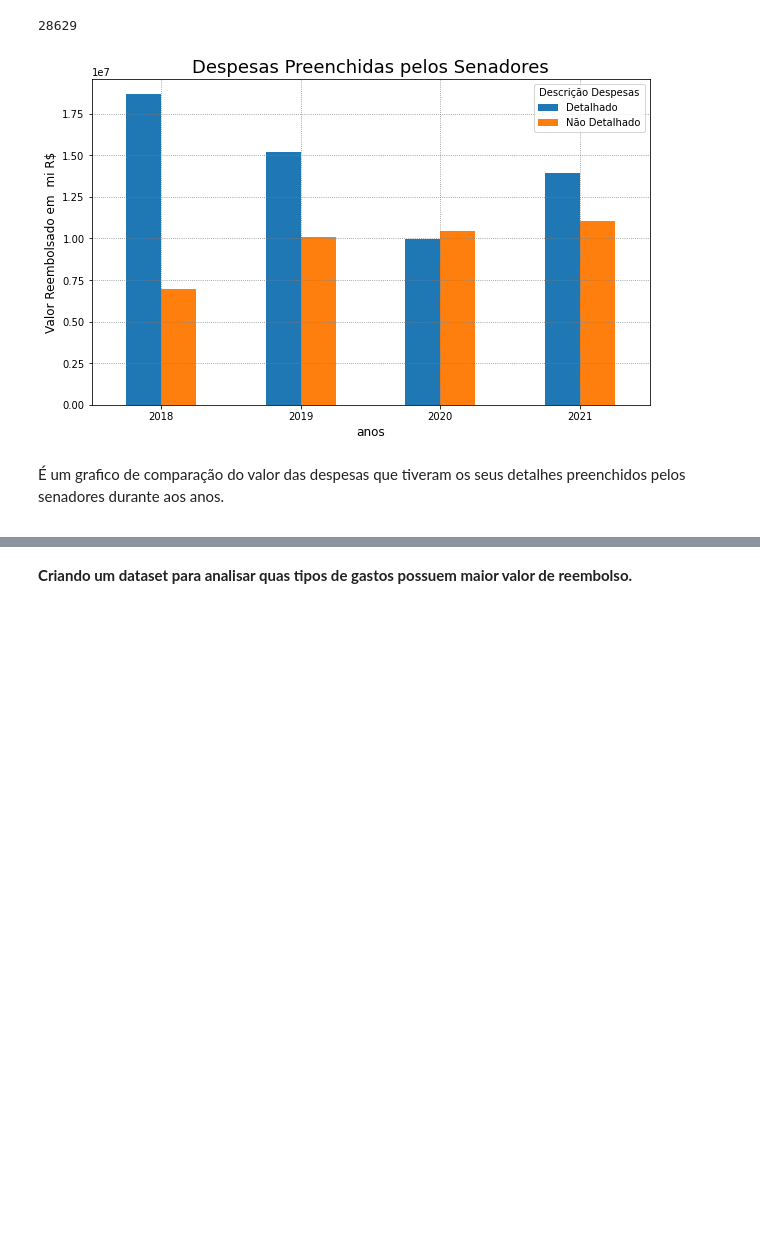
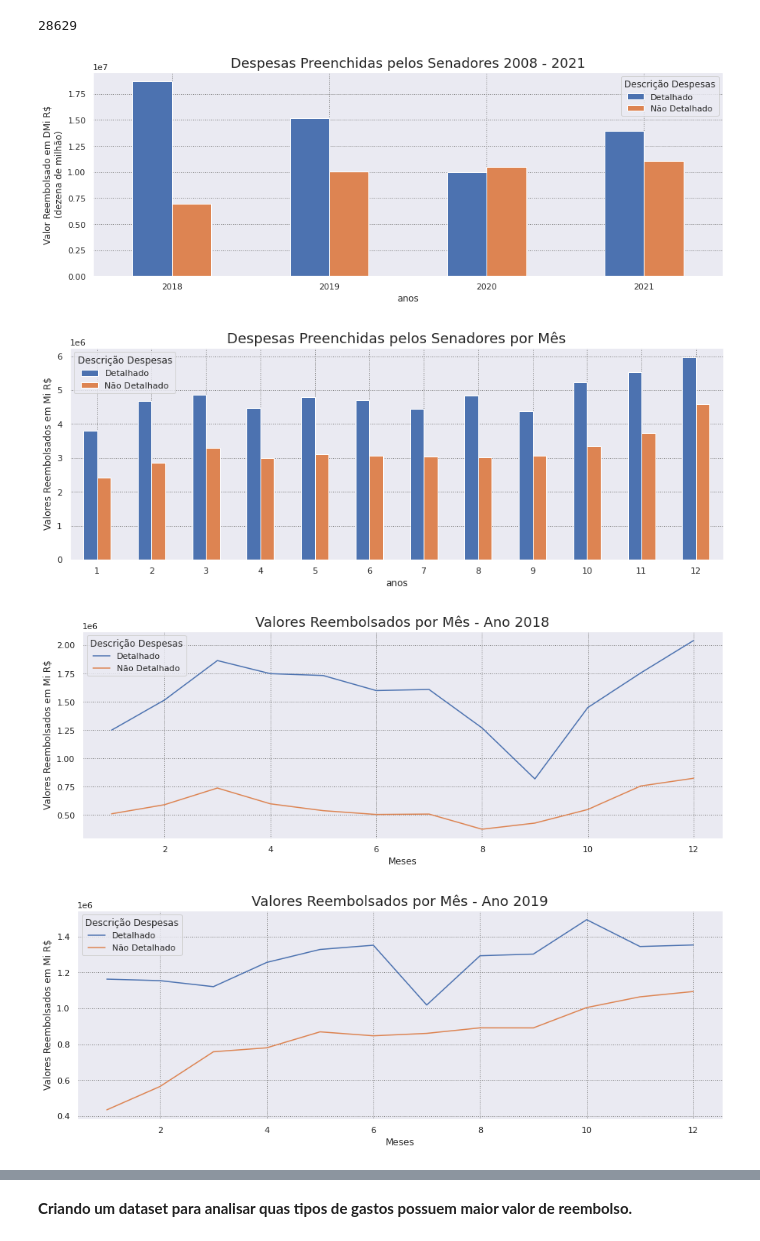
Before and after one commit to rodrigo-fernandes092/despesas_ceaps, a Jupyter notebook: Despesas_Ceaps_2022_2018.ipynb, the cells around one changed output, grey strips where cells are left out. Drawn from its saved outputs; the diff is of its cells as text; code cells hidden in the pictures; blank space fills up the shorter version.

Commit message:
Analise do tipo de despesas e analise detalhada por ano

```diff
--- a/Despesas_Ceaps_2022_2018.ipynb
+++ b/Despesas_Ceaps_2022_2018.ipynb
@@ -244,16 +236,59 @@ ceaps[ceaps.detalhamento=='sem_dados'].detalhamento.count()
 ceaps['despesa_descricao'] = ceaps.detalhamento.apply(lambda linha:'Não Detalhado'if linha =='sem_dados' else 'Detalhado')
 # %%
 desp_preenchimento = pd.pivot_table(ceaps, values='valor_reembolsado', aggfunc='sum', fill_value=0, index='ano', columns='despesa_descricao')
-# %%
-plt.rcParams["figure.figsize"]= (10,6)
-fig = desp_preenchimento.plot.bar( rot=0,stacked=False)
-plt.legend(title = 'Descrição Despesas')
-plt.xlabel('anos',fontsize=12)
-plt.ylabel('Valor Reembolsado em  mi R$',fontsize=12)
-plt.title('Despesas Preenchidas pelos Senadores',size=18)
-plt.grid(color = 'gray',linestyle=':',visible= True)
-plt.show();
-# %% [output]
-[figure, removed]
-# %% [markdown]
-É um grafico de comparação do valor das despesas que tiveram os seus detalhes preenchidos pelos senadores durante aos anos. <p>
+# %%
+plt.rcParams["figure.figsize"]= (15,5)
+fig = desp_preenchimento.plot.bar( rot=0,stacked=False)
+plt.legend(title = 'Descrição Despesas')
+plt.xlabel('anos',fontsize=12)
+plt.ylabel('Valor Reembolsado em DMi R$\n (dezena de milhão) ',fontsize=12)
+plt.title('Despesas Preenchidas pelos Senadores 2008 - 2021',size=18)
+plt.grid(color = 'gray',linestyle=':',visible= True)
+plt.show();
+
+plt.rcParams["figure.figsize"]= (15,5)
+fig = ceaps.groupby(['mes','despesa_descricao']).sum()['valor_reembolsado'].unstack().plot.bar( rot=0,stacked=False)
+plt.legend(title = 'Descrição Despesas')
+plt.xlabel('anos',fontsize=12)
+plt.ylabel('Valores Reembolsados em Mi R$',fontsize=12)
+plt.title('Despesas Preenchidas pelos Senadores por Mês',size=18)
+plt.grid(color = 'gray',linestyle=':',visible= True)
+plt.show();
+
+
+fig,ax= plt.subplots(figsize=(15,5))
+ceaps2018= ceaps[ceaps.ano==2018].groupby(['mes','despesa_descricao']).sum()['valor_reembolsado'].unstack().plot(ax=ax,rot=0,stacked=False)
+plt.ylabel('Valores Reembolsados em Mi R$',fontsize=12)
+plt.xlabel('Meses',fontsize=12)
+plt.legend(title='Descrição Despesas')
+plt.title('Valores Reembolsados por Mês - Ano 2018',size=18)
+plt.grid(color='gray',linestyle=':',visible=True);
+
+fig,ax= plt.subplots(figsize=(15,5))
+ceaps2019= ceaps[ceaps.ano==2019].groupby(['mes','despesa_descricao']).sum()['valor_reembolsado'].unstack().plot(ax=ax,rot=0,stacked=False)
+plt.ylabel('Valores Reembolsados em Mi R$',fontsize=12)
+plt.xlabel('Meses',fontsize=12)
+plt.legend(title='Descrição Despesas')
+plt.title('Valores Reembolsados por Mês - Ano 2019',size=18)
+plt.grid(color='gray',linestyle=':',visible=True);
+
+fig,ax= plt.subplots(figsize=(15,5))
+ceaps2020= ceaps[ceaps.ano==2020].groupby(['mes','despesa_descricao']).sum()['valor_reembolsado'].unstack().plot(ax=ax,rot=0,stacked=False)
+plt.ylabel('Valores Reembolsados em Mi R$',fontsize=12)
+plt.xlabel('Meses',fontsize=12)
+plt.legend(title='Descrição Despesas')
+plt.title('Valores Reembolsados por Mês - Ano 2020',size=18)
+plt.grid(color='gray',linestyle=':',visible=True);
+
+fig,ax= plt.subplots(figsize=(15,5))
+ceaps2021= ceaps[ceaps.ano==2021].groupby(['mes','despesa_descricao']).sum()['valor_reembolsado'].unstack().plot(ax=ax,rot=0,stacked=False)
+plt.ylabel('Valores Reembolsados em Mi R$',fontsize=12)
+plt.xlabel('Meses',fontsize=12)
+plt.legend(title='Descrição Despesas')
+plt.title('Valores Reembolsados por Mês - Ano 2021',size=18)
+plt.grid(color='gray',linestyle=':',visible=True);
+# %% [output]
+[figure, added]
+[figure, added]
+[figure, added]
+[figure, added]
```
Also changed, not shown: parts of 13 cells of this notebook.
